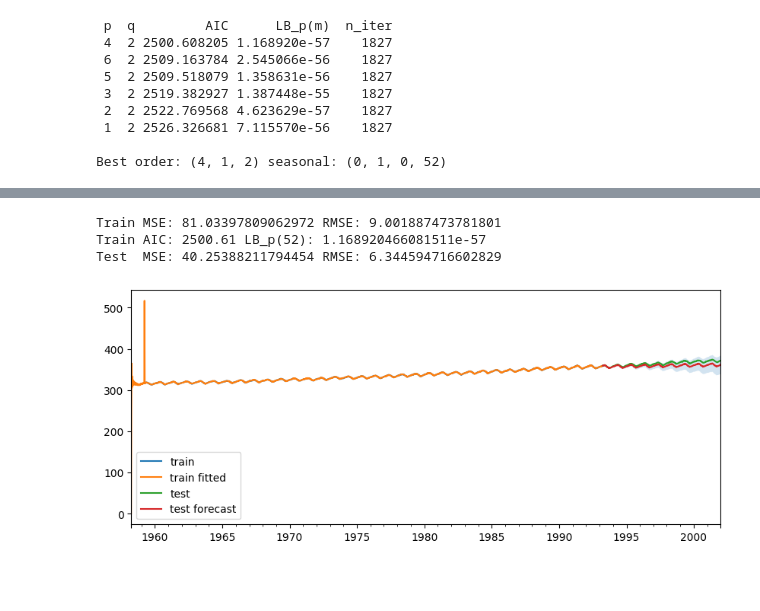
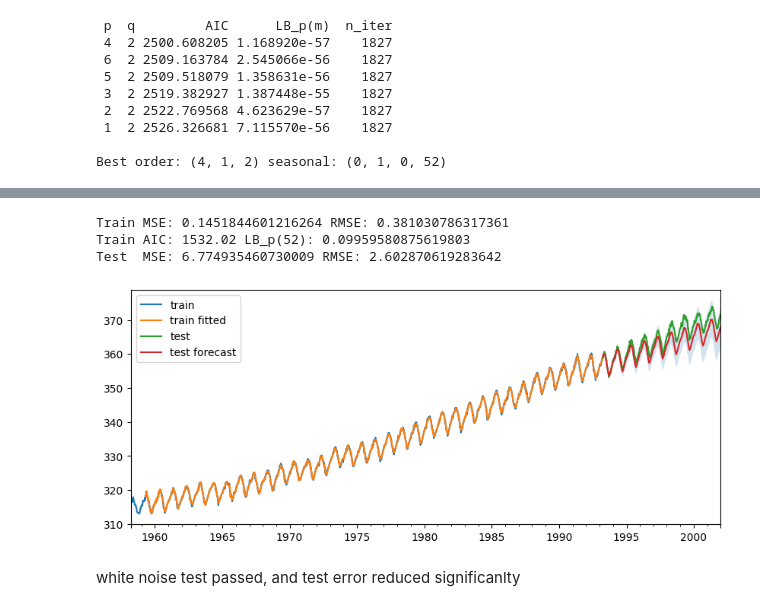
Before and after one commit to daisyYang25/data-science-basics, a Jupyter notebook: notebooks/time_series.ipynb, the cells around one changed output, grey strips where cells are left out. Saved outputs shown, nothing was run; the diff lists cells and outputs as text; code cells hidden in the pictures; blank space fills up the shorter version.

Commit message:
improve by adding seasonal MA

```diff
--- a/notebooks/time_series.ipynb
+++ b/notebooks/time_series.ipynb
@@ -80,8 +80,8 @@ y_train, y_test = y.iloc[:split], y.iloc[split:]
 # y: pd.Series with DatetimeIndex and a fixed frequency
 m = 52
 stl = sm.tsa.STL(y_train, period=m, robust=True)
-res = stl.fit()
-res.plot()
+res1 = stl.fit()
+res1.plot()
 plt.show()
 # %% [output]
 [figure]
@@ -130,7 +130,7 @@ rows = []
 best = None
 
 for p in cands_p:
-    res = sm.tsa.SARIMAX(
+    res1 = sm.tsa.SARIMAX(
         y_train,
         order=(p, 1, q),
         seasonal_order=(0, 1, 0, m),    # start simple; add seasonal MA/AR if needed
@@ -138,11 +138,11 @@ for p in cands_p:
         enforce_invertibility=False,
     ).fit(disp=False)
 
-    lb = acorr_ljungbox(res.resid.dropna(), lags=[m], return_df=True)["lb_pvalue"].iloc[0]
-    rows.append({"p": p, "q": q, "AIC": res.aic, "LB_p(m)": lb, "n_iter": res.nobs})
+    lb = acorr_ljungbox(res1.resid.dropna(), lags=[m], return_df=True)["lb_pvalue"].iloc[0]
+    rows.append({"p": p, "q": q, "AIC": res1.aic, "LB_p(m)": lb, "n_iter": res1.nobs})
 
-    if best is None or res.aic < best[0]:
-        best = (res.aic, res)
+    if best is None or res1.aic < best[0]:
+        best = (res1.aic, res1)
 
 out = pd.DataFrame(rows).sort_values("AIC")
 print(out.to_string(index=False))
@@ -165,43 +220,50 @@ import numpy as np
 import statsmodels.api as sm
 import matplotlib.pyplot as plt
 from statsmodels.stats.diagnostic import acorr_ljungbox
 
-res = sm.tsa.SARIMAX(
+res1 = sm.tsa.SARIMAX(
     y_train,
     order=order,
-    seasonal_order=seasonal_order,
+    seasonal_order=(0, 1, 1, 52), # <- add Q=1
+    # trend="c",  # constant trend
     enforce_stationarity=False,
     enforce_invertibility=False,
-).fit(disp=False)
+).fit(method='lbfgs', disp=False)
 
 # --- training (in-sample) predictions ---
-yhat_train = res.get_prediction(start=y_train.index[0], end=y_train.index[-1]).predicted_mean
-train_mse = float(np.mean((y_train - yhat_train) ** 2))
+burn = m + 5 # not sure why it's 5, but otherwise it has some spike in the warmup period
+# burn the first seasonal period, which is usually called warmup period
+yhat_train = res1.fittedvalues
+train_mse = float(np.mean((y_train[burn:] - yhat_train[burn:]) ** 2))
 train_rmse = float(np.sqrt(train_mse))
 print("Train MSE:", train_mse, "RMSE:", train_rmse)
 
-lb = acorr_ljungbox(res.resid.dropna(), lags=[m], return_df=True)["lb_pvalue"].iloc[0]
-print("Train AIC:", round(res.aic, 2), "LB_p(52):", float(lb))
+lb = acorr_ljungbox(res1.resid.dropna()[burn:], lags=[m], return_df=True)["lb_pvalue"].iloc[0]
+# lags = [52] means a joint test for lags 1,2,3,...,52
+# lags = 52 means a runnning test from 1 to 52
+print("Train AIC:", round(res1.aic, 2), "LB_p(52):", float(lb))
 
 # --- test forecast ---
-fcst = res.get_forecast(steps=len(y_test))
+fcst = res1.get_forecast(steps=len(y_test))
 yhat_test = fcst.predicted_mean
 ci = fcst.conf_int()
 
 test_mse = float(np.mean((y_test - yhat_test) ** 2))
 test_rmse = float(np.sqrt(test_mse))
 print("Test  MSE:", test_mse, "RMSE:", test_rmse)
 
 # --- plot: train + fitted + test + forecast ---
 ax = y_train.plot(figsize=(10, 4), label="train")
-yhat_train.plot(ax=ax, label="train fitted")
+yhat_train[burn:].plot(ax=ax, label="train fitted")
 y_test.plot(ax=ax, label="test")
 yhat_test.plot(ax=ax, label="test forecast")
 ax.fill_between(ci.index, ci.iloc[:, 0], ci.iloc[:, 1], alpha=0.2)
 ax.legend()
 plt.show()
 # %% [output]
-Train MSE: 81.03397809062972 RMSE: 9.001887473781801
-Train AIC: 2500.61 LB_p(52): 1.168920466081511e-57
-Test  MSE: 40.25388211794454 RMSE: 6.344594716602829
+Train MSE: 0.1451844601216264 RMSE: 0.381030786317361
+Train AIC: 1532.02 LB_p(52): 0.09959580875619803
+Test  MSE: 6.774935460730009 RMSE: 2.602870619283642
-[figure, old version]
+[figure, new version]
+# %% [markdown]
+white noise test passed, and test error reduced significanlty
```
Also changed, not shown: parts of 2 cells of this notebook.
